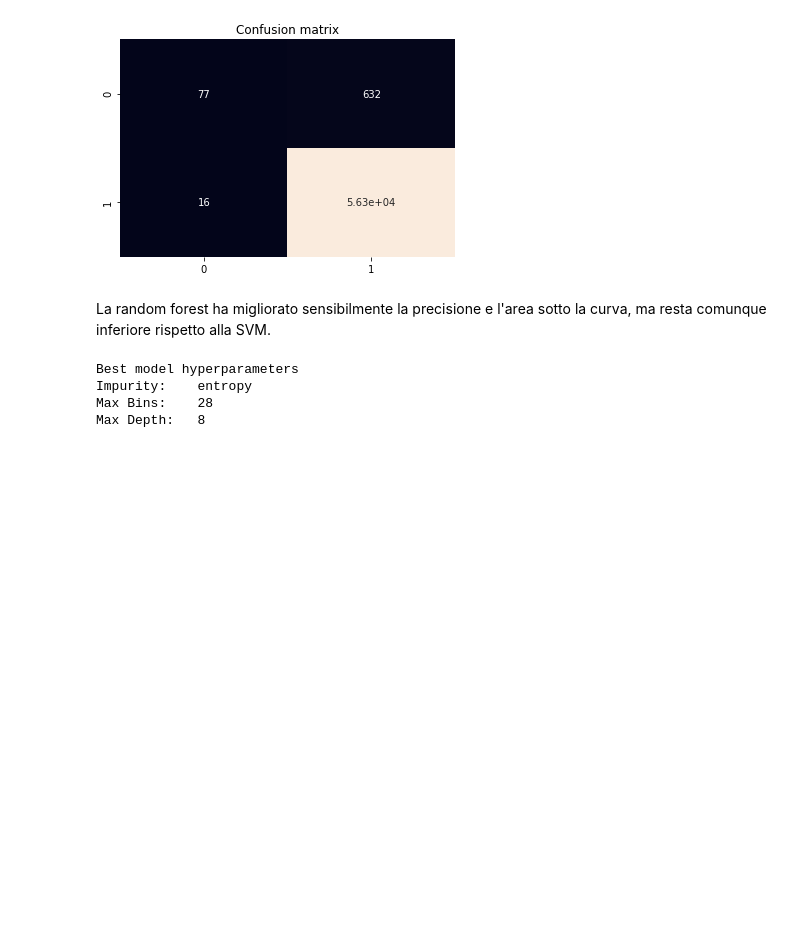
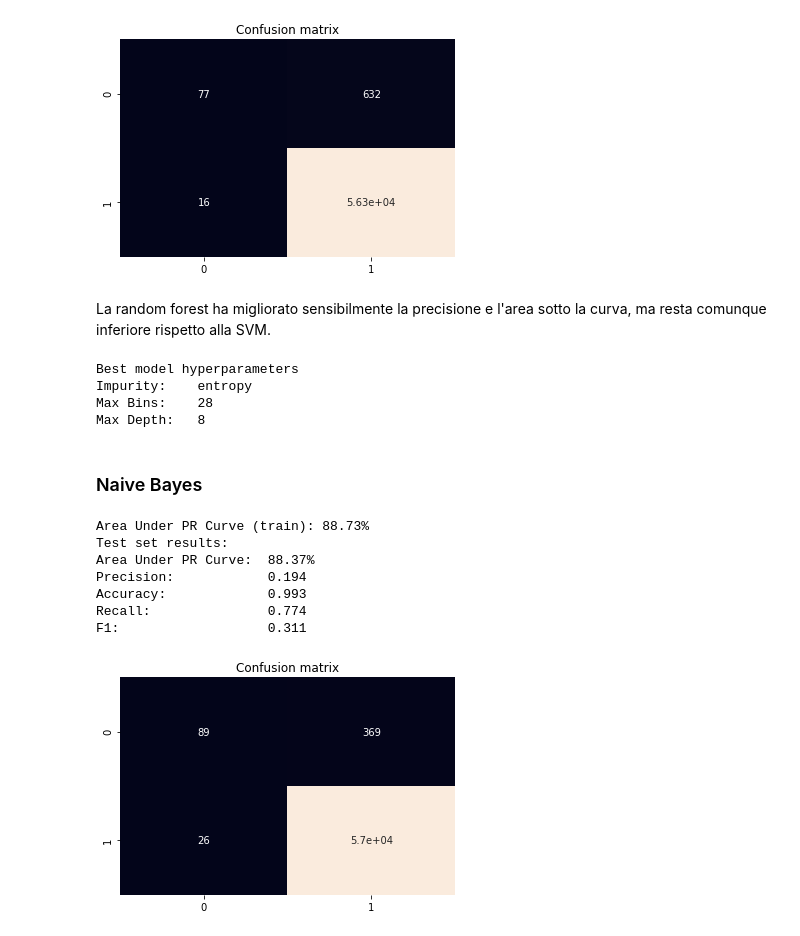
Before and after one commit to Andrea-Augello/Credit-Card-Fraud-Detection, a Jupyter notebook: CardFraud.ipynb, the cells around one changed output. Saved outputs shown, nothing was run; the diff lists cells and outputs as text; code cells hidden in the pictures; blank space fills up the shorter version.

```diff
--- a/CardFraud.ipynb
+++ b/CardFraud.ipynb
@@ -1114,3 +1128,53 @@ Best model hyperparameters
 Impurity:    entropy
 Max Bins:    28
 Max Depth:   8
+# %% [markdown]
+### Naive Bayes
+# %%
+from sklearn.naive_bayes import GaussianNB
+from sklearn.metrics import roc_auc_score, confusion_matrix
+
+def evaluate_sklearn(clf, train, test, columns):
+  train_labels = train.select("Class").toPandas().values.ravel()
+  auprc = roc_auc_score(train_labels,
+              clf.predict(train.select(columns).toPandas()))
+  print(f"Area Under PR Curve (train): {(100*auprc):05.2f}%")
+
+  test_labels = test.select("Class").toPandas().values.ravel()
+  test_pred   = clf.predict(test.select(columns).toPandas())
+
+  print("Test set results:")
+  print(f"Area Under PR Curve:  {(100*roc_auc_score(test_labels, test_pred)):05.2f}%")
+  cm = confusion_matrix(test_labels, test_pred)
+
+  tp=cm[1][1]
+  fp=cm[0][1]
+  tn=cm[0][0]
+  fn=cm[1][0]
+
+  sn.heatmap([[tp, fp],[fn,tn]], annot=True, fmt='.3g', cbar=False)\
+      .set_title("Confusion matrix");
+
+  precision = (tp)/(tp+fp)
+  accuracy = (tp+tn)/(tp+tn+fp+fn)
+  recall = (tp)/(tp+fn)
+  print(f"Precision:            {precision:1.3f}")
+  print(f"Accuracy:             {accuracy:1.3f}")
+  print(f"Recall:               {recall:1.3f}")
+  print(f"F1:                   {(2*precision*recall)/(precision+recall):1.3f}")
+# %%
+train, test = undersample_split(fraud, legit)
+train_labels = train.select("Class").toPandas().values.ravel()
+
+clf = GaussianNB().fit(train.select(train.columns).toPandas(),
+                       train_labels)
+evaluate_sklearn(clf, train, test, train.columns)
+# %% [output]
+Area Under PR Curve (train): 88.73%
+Test set results:
+Area Under PR Curve:  88.37%
+Precision:            0.194
+Accuracy:             0.993
+Recall:               0.774
+F1:                   0.311
+[figure, added]
```
Also changed, not shown: parts of 4 cells of this notebook.
